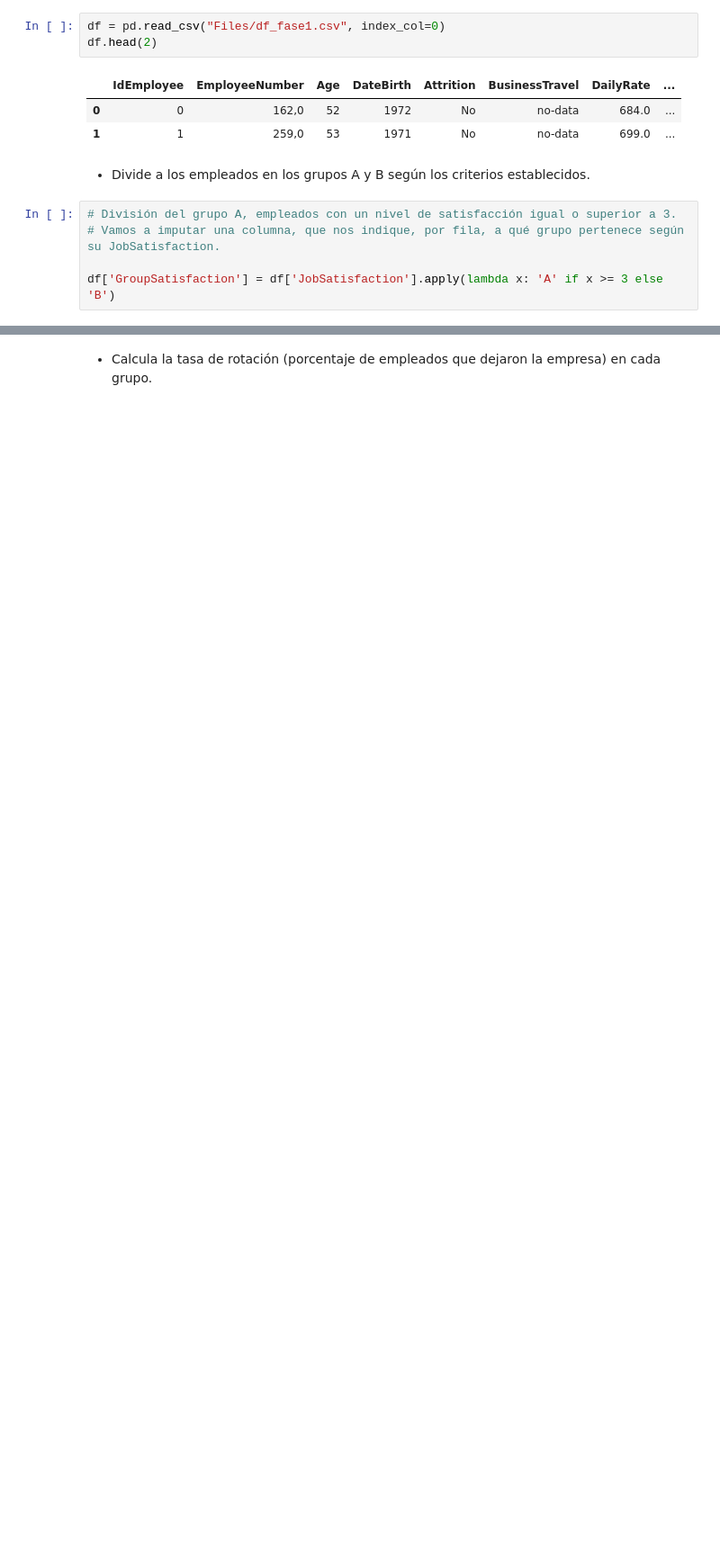
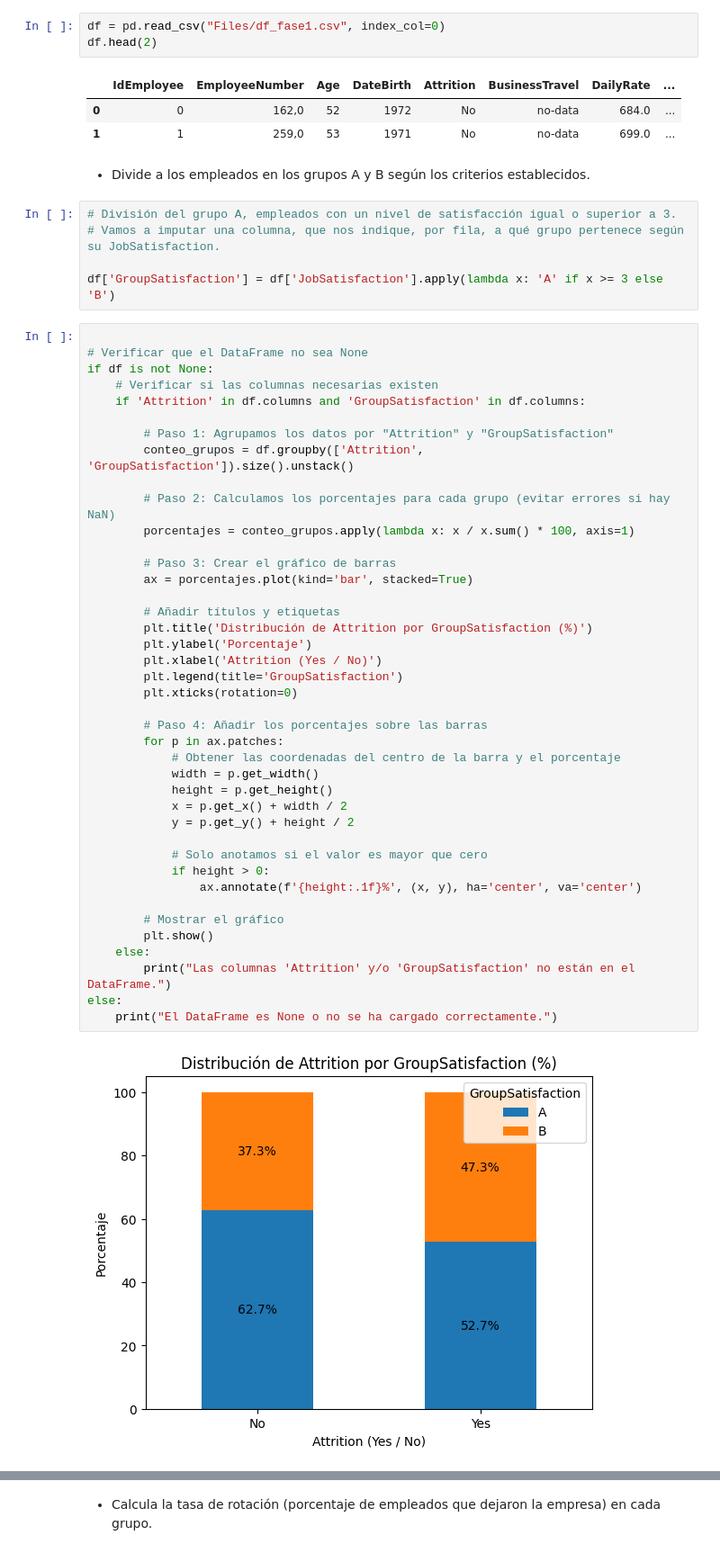
Before and after one commit to luzmarinahg/proyecto_eda_adalab, a Jupyter notebook: FASE 4.ipynb, the cells around one changed output, grey strips where cells are left out. Shown at 90% size. Cells and saved outputs as stored; diff of their text form; blank space fills up the shorter version.

```diff
--- a/FASE 4.ipynb
+++ b/FASE 4.ipynb
@@ -60,6 +60,49 @@ df.head(2)
 # Vamos a imputar una columna, que nos indique, por fila, a qué grupo pertenece según su JobSatisfaction.
 
 df['GroupSatisfaction'] = df['JobSatisfaction'].apply(lambda x: 'A' if x >= 3 else 'B')
+# %%
+
+# Verificar que el DataFrame no sea None
+if df is not None:
+    # Verificar si las columnas necesarias existen
+    if 'Attrition' in df.columns and 'GroupSatisfaction' in df.columns:
+
+        # Paso 1: Agrupamos los datos por "Attrition" y "GroupSatisfaction"
+        conteo_grupos = df.groupby(['Attrition', 'GroupSatisfaction']).size().unstack()
+
+        # Paso 2: Calculamos los porcentajes para cada grupo (evitar errores si hay NaN)
+        porcentajes = conteo_grupos.apply(lambda x: x / x.sum() * 100, axis=1)
+
+        # Paso 3: Crear el gráfico de barras
+        ax = porcentajes.plot(kind='bar', stacked=True)
+
+        # Añadir títulos y etiquetas
+        plt.title('Distribución de Attrition por GroupSatisfaction (%)')
+        plt.ylabel('Porcentaje')
+        plt.xlabel('Attrition (Yes / No)')
+        plt.legend(title='GroupSatisfaction')
+        plt.xticks(rotation=0)
+
+        # Paso 4: Añadir los porcentajes sobre las barras
+        for p in ax.patches:
+            # Obtener las coordenadas del centro de la barra y el porcentaje
+            width = p.get_width()
+            height = p.get_height()
+            x = p.get_x() + width / 2
+            y = p.get_y() + height / 2
+
+            # Solo anotamos si el valor es mayor que cero
+            if height > 0:
+                ax.annotate(f'{height:.1f}%', (x, y), ha='center', va='center')
+
+        # Mostrar el gráfico
+        plt.show()
+    else:
+        print("Las columnas 'Attrition' y/o 'GroupSatisfaction' no están en el DataFrame.")
+else:
+    print("El DataFrame es None o no se ha cargado correctamente.")
+# %% [output]
+[figure, added]
 # %%
 df.sample(3)
 # %% [output]
```
Also changed, not shown: parts of 13 cells of this notebook.
